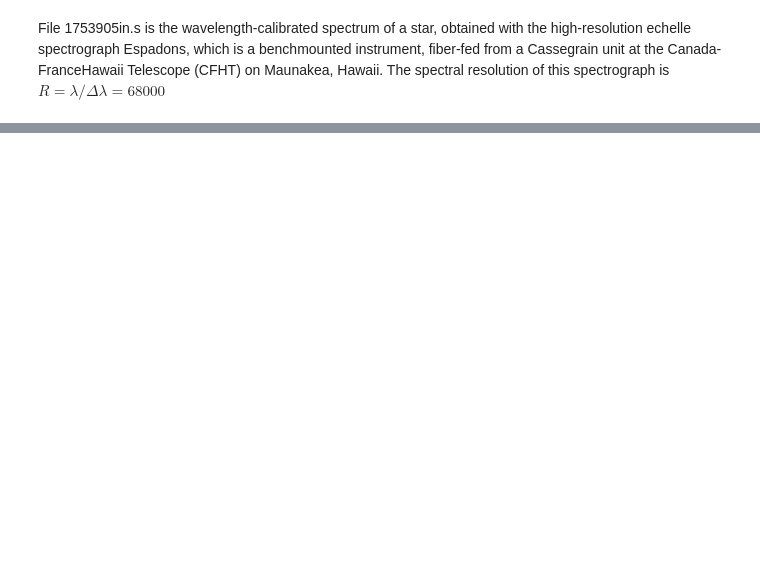
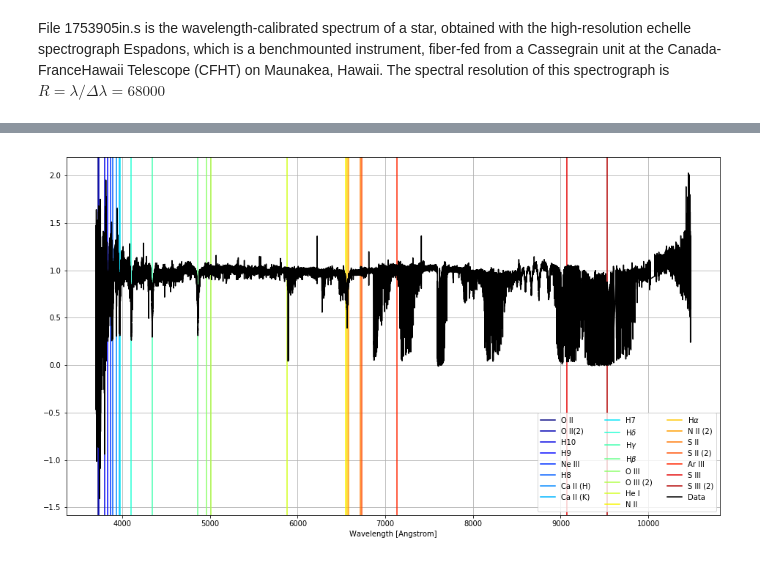
Before and after one commit to kaimibk/School, a Jupyter notebook: ASTR_423/A2/A2.ipynb, the cells around one changed output, grey strips where cells are left out. Saved outputs shown, nothing was run; the diff lists cells and outputs as text; code cells hidden in the pictures; blank space fills up the shorter version.

```diff
--- a/ASTR_423/A2/A2.ipynb
+++ b/ASTR_423/A2/A2.ipynb
@@ -116,3 +109,0 @@ Can you identify them?
-# %%
-import matplotlib.pyplot as plt
-plt.style.use('ggplot')
@@ -300,0 +144,44 @@ CIV2
+# %%
+import matplotlib.pyplot as plt
+plt.style.use('seaborn-bright')
+# %%
+## Some common lines I will highlight
+absp_lines = {
+        'O II' : 3726,
+        'O II(2)' : 3728.8,
+        'H10' : 3797.9,
+        'H9' : 3835.4,
+        'Ne III' : 3868.7,
+        'H8' : 3889,
+        'Ca II (H)' : 3933.7,
+        'Ca II (K)' : 3968.5,
+        'H7' : 3970.1,
+        r'H$\delta$' : 4101.7,
+        r'H$\gamma$' : 4340.5,
+        r'H$\beta$' : 4861.3,
+        'O III' : 4958.9,
+        'O III (2)' : 5006.8,
+        'He I' : 5875.6,
+        'N II' : 6548,
+        r'H$\alpha$' : 6562.8,
+        'N II (2)' : 6583.4,
+        'S II' : 6716.5,
+        'S II (2)' : 6730.8,
+        'Ar III' : 7135.8,
+        'S III' : 9068.9,
+        'S III (2)' : 9530.6
+    }
+# %%
+fig = plt.figure(figsize=(16,9))
+
+[plt.axvline(absp_lines[line], label=line,
+             c=plt.cm.jet(i/23.)) for i, line in enumerate(absp_lines)]
+
+plt.plot(df.col_0, df.col_1, color='k', label='Data')
+
+plt.legend(loc=4, ncol=3)
+plt.xlabel('Wavelength [Angstrom]')
+plt.grid()
+plt.savefig('spectra_full.png', dpi=300, bbox_inches='tight')
+# %% [output]
+[figure, added]
```
Also changed, not shown: parts of 47 cells of this notebook, 5 other files.
